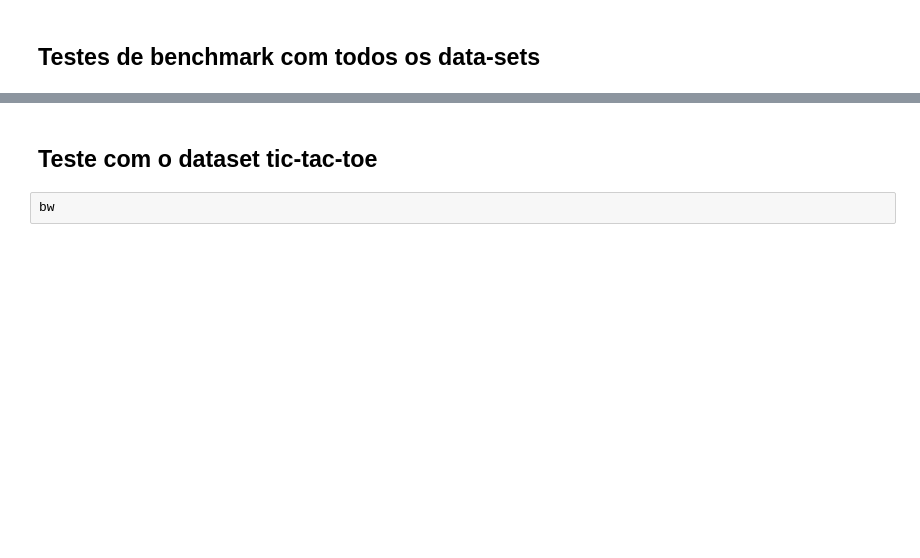
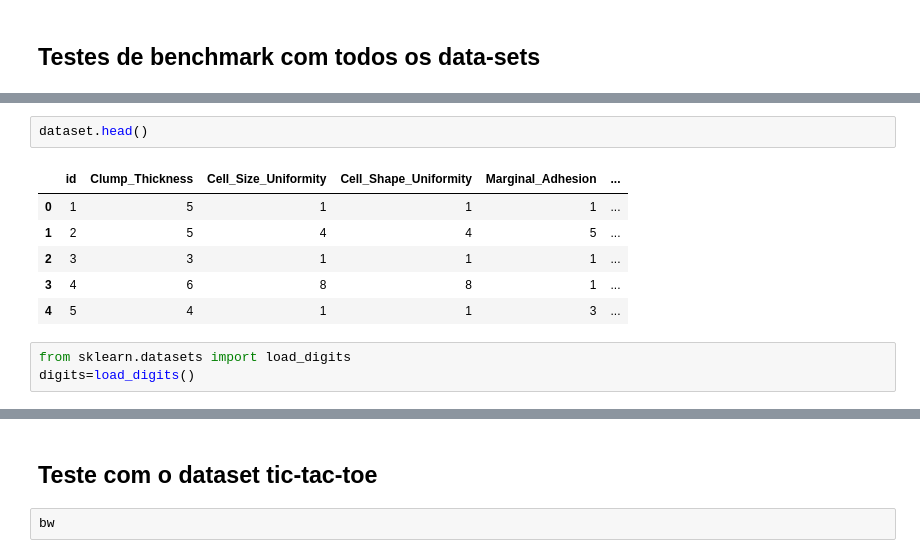
Before and after one commit to seblessa/Enhanced-Random-Forest, a Jupyter notebook: src/trabalho.ipynb, the cells around one changed output, grey strips where cells are left out. Drawn from its saved outputs; the diff is of its cells as text; blank space fills up the shorter version.

```diff
--- a/src/trabalho.ipynb
+++ b/src/trabalho.ipynb
@@ -49,0 +65,12 @@ FileNotFoundError: [Errno 2] No such file or directory: 'credit.csv'
+# %%
+dataset.head()
+# %% [output]
+|  | id | Clump_Thickness | Cell_Size_Uniformity | Cell_Shape_Uniformity | Marginal_Adhesion | ... |
+| 0 | 1 | 5 | 1 | 1 | 1 | ... |
+| 1 | 2 | 5 | 4 | 4 | 5 | ... |
+| 2 | 3 | 3 | 1 | 1 | 1 | ... |
+| 3 | 4 | 6 | 8 | 8 | 1 | ... |
+| 4 | 5 | 4 | 1 | 1 | 3 | ... |
+# %%
+from sklearn.datasets import load_digits
+digits=load_digits()
```
Also changed, not shown: parts of 15 cells of this notebook, 2 other files.
